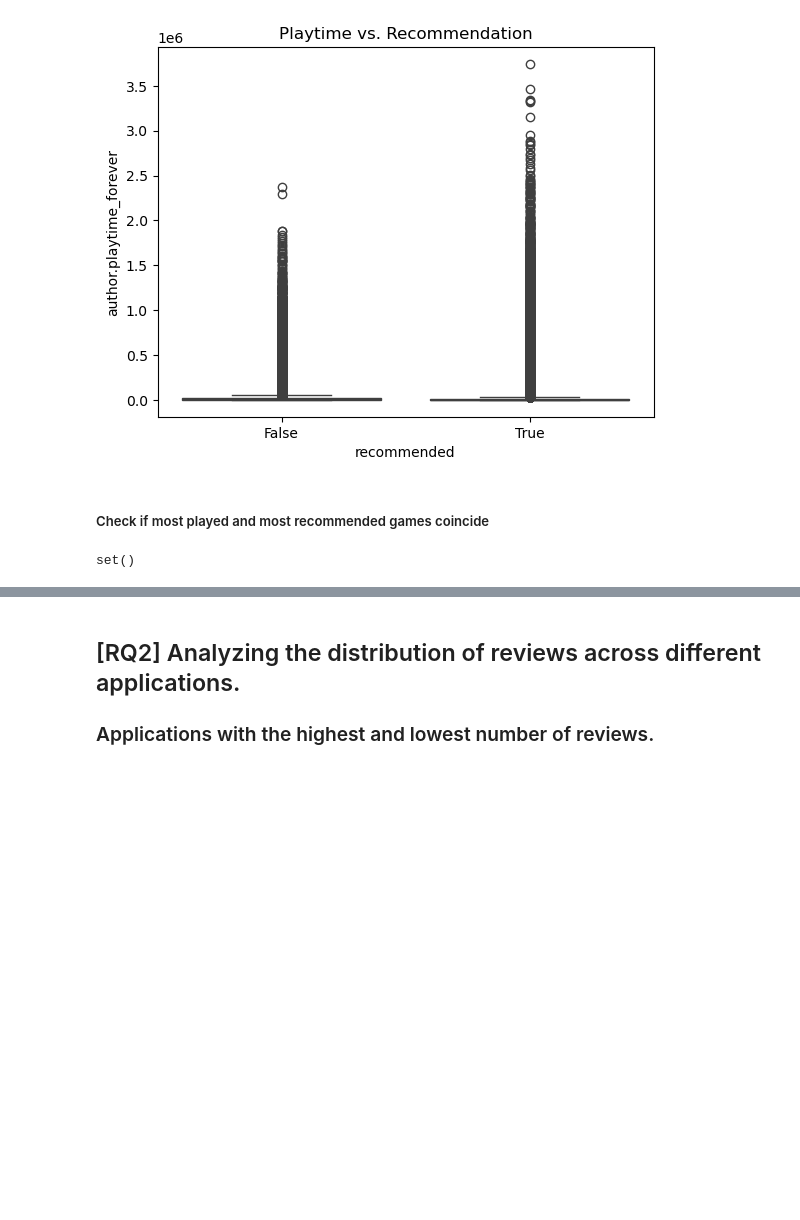
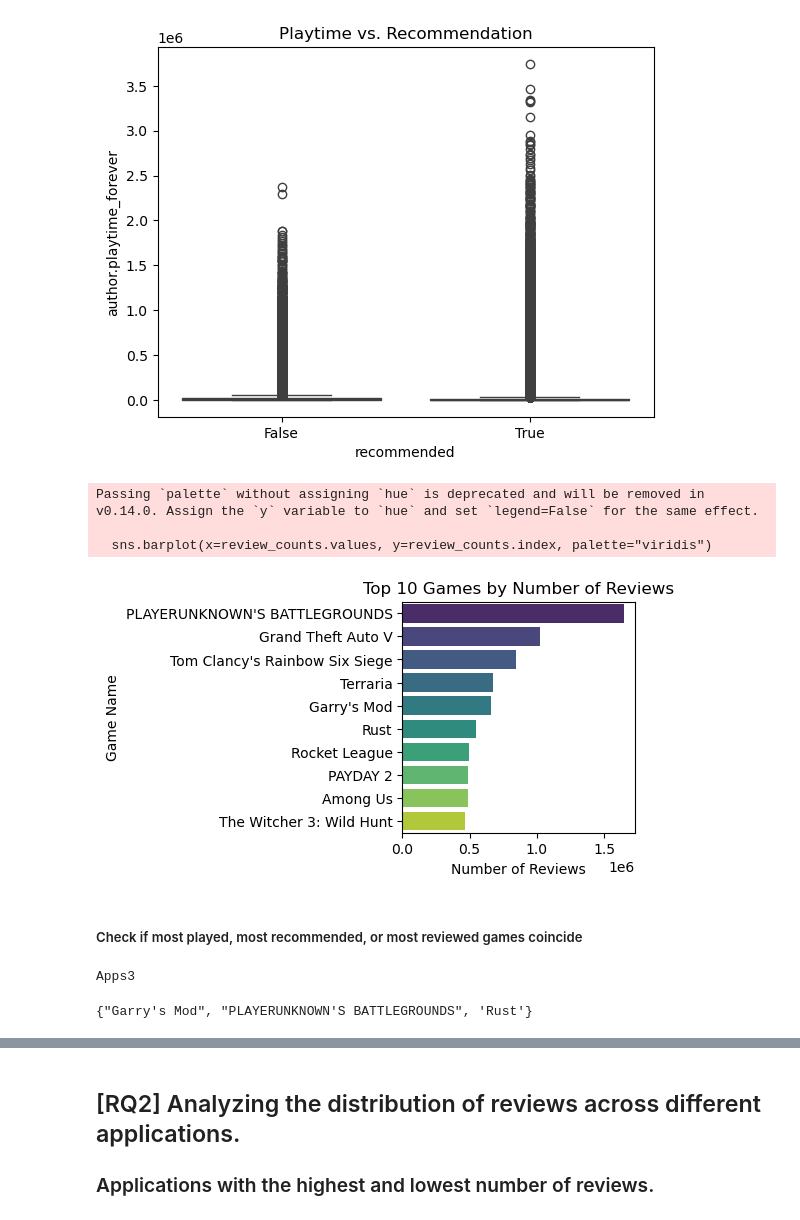
Before and after one commit to yaraoyoussef/ADM-HW2, a Jupyter notebook: main.ipynb, the cells around one changed output, grey strips where cells are left out. Drawn from its saved outputs; the diff is of its cells as text; code cells hidden in the pictures; blank space fills up the shorter version.

```diff
--- a/main.ipynb
+++ b/main.ipynb
@@ -195,14 +195,39 @@ plt.title("Playtime vs. Recommendation")
 # %% [output]
 Text(0.5, 1.0, 'Playtime vs. Recommendation')
 [figure]
+# %%
+# count the reviews per game, and take the top 10 by review count
+review_counts = df.groupby('app_name').size().sort_values(ascending=False).head(10)
+
+# plot figure
+plt.figure(figsize=(3, 3))
+sns.barplot(x=review_counts.values, y=review_counts.index, palette="viridis")
+plt.xlabel("Number of Reviews")
+plt.ylabel("Game Name")
+plt.title("Top 10 Games by Number of Reviews")
+plt.show()
+# %% [output]
+Passing `palette` without assigning `hue` is deprecated and will be removed in v0.14.0. Assign the `y` variable to `hue` and set `legend=False` for the same effect.
+
+  sns.barplot(x=review_counts.values, y=review_counts.index, palette="viridis")
+[figure, added]
 # %% [markdown]
-##### Check if most played and most recommended games coincide
+##### Check if most played, most recommended, or most reviewed games coincide
 # %%
 recommended_apps_set = set(best.index)
 played_apps_set = set(most_played.index)
+most_reviewed_set = set(review_counts.index)
 
-# Find the common apps in both sets
-common_apps = recommended_apps_set.intersection(played_apps_set)
-common_apps # Empty as the most recommended apps are not the most played apps
+# Find the common apps in different subsets
+apps1 = recommended_apps_set.intersection(played_apps_set)
+apps1 # Empty as the most recommended apps are not the most played apps
+
+apps2 = recommended_apps_set.intersection(most_reviewed_set)
+apps2 # Empty as the most recommended apps are not the most reviewed
+
+apps3 = played_apps_set.intersection(most_reviewed_set)
+print('Apps3')
+apps3 # some most played apps are the most reviewed apps
 # %% [output]
-set()
+Apps3
+{"Garry's Mod", "PLAYERUNKNOWN'S BATTLEGROUNDS", 'Rust'}
```
Also changed, not shown: parts of 1 cell of this notebook.
